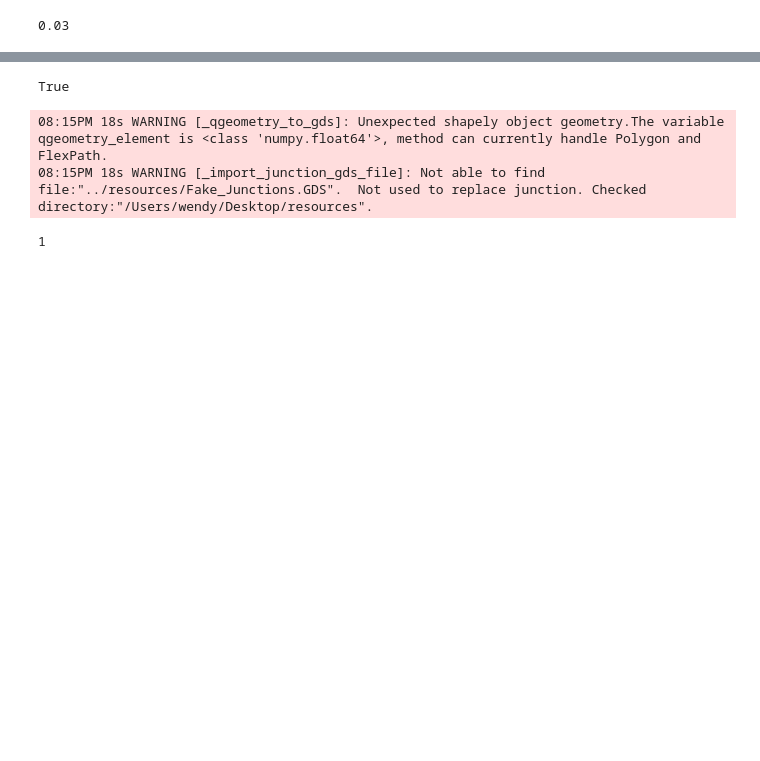
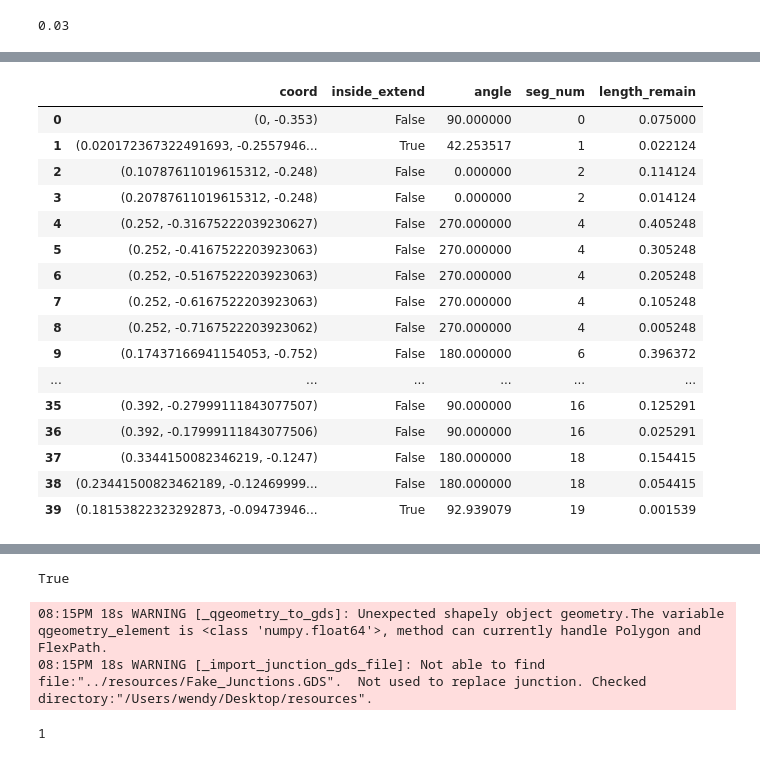
Before and after one commit to Wendywanw/Wendy-qiskit-code, a Jupyter notebook: Designs.ipynb, the cells around one changed output, grey strips where cells are left out. Cells and saved outputs as stored; diff of their text form; code cells hidden in the pictures; blank space fills up the shorter version.

```diff
--- a/Designs.ipynb
+++ b/Designs.ipynb
@@ -197,14 +564,0 @@ def find_line_direction(p1,p2):
-# %%
-for i, cords in enumerate(coordinates):
-    final_cords = []
-    if i ==0:
-        final_cords += cords
-        continue
-    elif i == len(coordinates)-1:
-        final_cords += cords
-        break
-    angle = find_line_direction(coordinates[i-1],cords)
-    next_angle = find_line_direction(cords,coordinates[i+1])
-    if angle == next_angle:
-        continue
-    if angle ==
@@ -226,0 +825,7 @@ r
+# %%
+ab = {}
+ab['coord'] = [(0,-0.353)]
+ab['inside_extend'] = [False]
+ab['angle'] = [90]
+ab['seg_num'] = [0]
+ab['length_remain'] = [0.075]
@@ -226,0 +871,5 @@ r
+# %%
+test = True
+while test:
+
+    ab, test = find_next_ab(segment, 0.1, ab)
@@ -226,0 +880,20 @@ r
+# %%
+pd.DataFrame(ab)
+# %% [output]
+|  | coord | inside_extend | angle | seg_num | length_remain |
+| 0 | (0, -0.353) | False | 90.000000 | 0 | 0.075000 |
+| 1 | (0.020172367322491693, -0.2557946... | True | 42.253517 | 1 | 0.022124 |
+| 2 | (0.10787611019615312, -0.248) | False | 0.000000 | 2 | 0.114124 |
+| 3 | (0.20787611019615312, -0.248) | False | 0.000000 | 2 | 0.014124 |
+| 4 | (0.252, -0.31675222039230627) | False | 270.000000 | 4 | 0.405248 |
+| 5 | (0.252, -0.4167522203923063) | False | 270.000000 | 4 | 0.305248 |
+| 6 | (0.252, -0.5167522203923063) | False | 270.000000 | 4 | 0.205248 |
+| 7 | (0.252, -0.6167522203923063) | False | 270.000000 | 4 | 0.105248 |
+| 8 | (0.252, -0.7167522203923062) | False | 270.000000 | 4 | 0.005248 |
+| 9 | (0.17437166941154053, -0.752) | False | 180.000000 | 6 | 0.396372 |
+| ... | ... | ... | ... | ... | ... |
+| 35 | (0.392, -0.27999111843077507) | False | 90.000000 | 16 | 0.125291 |
+| 36 | (0.392, -0.17999111843077506) | False | 90.000000 | 16 | 0.025291 |
+| 37 | (0.3344150082346219, -0.1247) | False | 180.000000 | 18 | 0.154415 |
+| 38 | (0.23441500823462189, -0.12469999... | False | 180.000000 | 18 | 0.054415 |
+| 39 | (0.18153822323292873, -0.09473946... | True | 92.939079 | 19 | 0.001539 |
```
Also changed, not shown: parts of 37 cells of this notebook, 1 other file.
